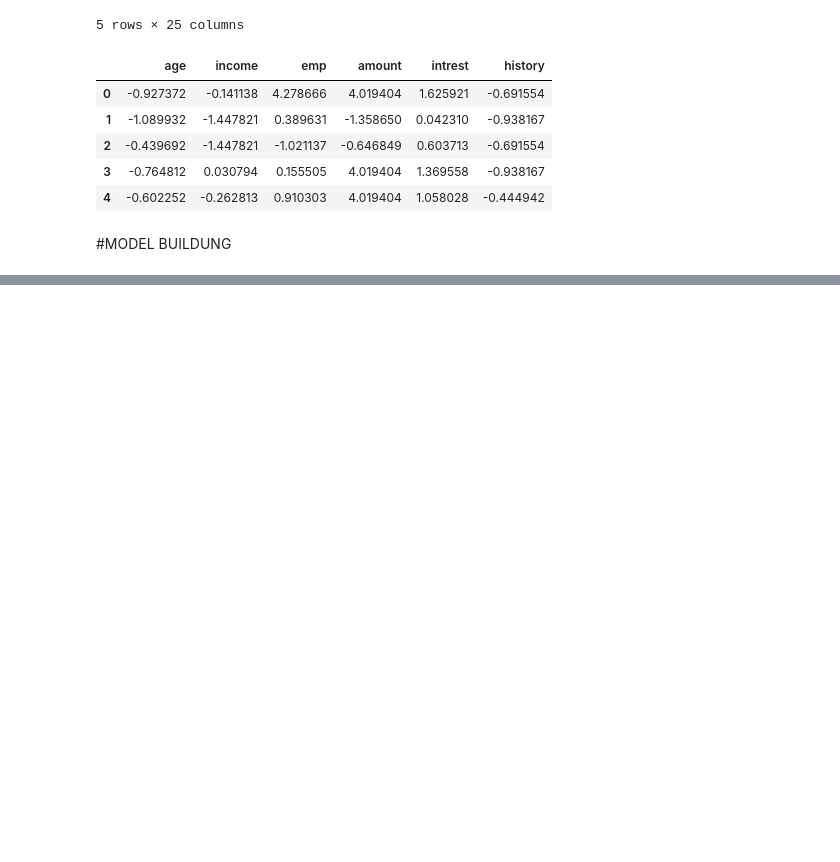
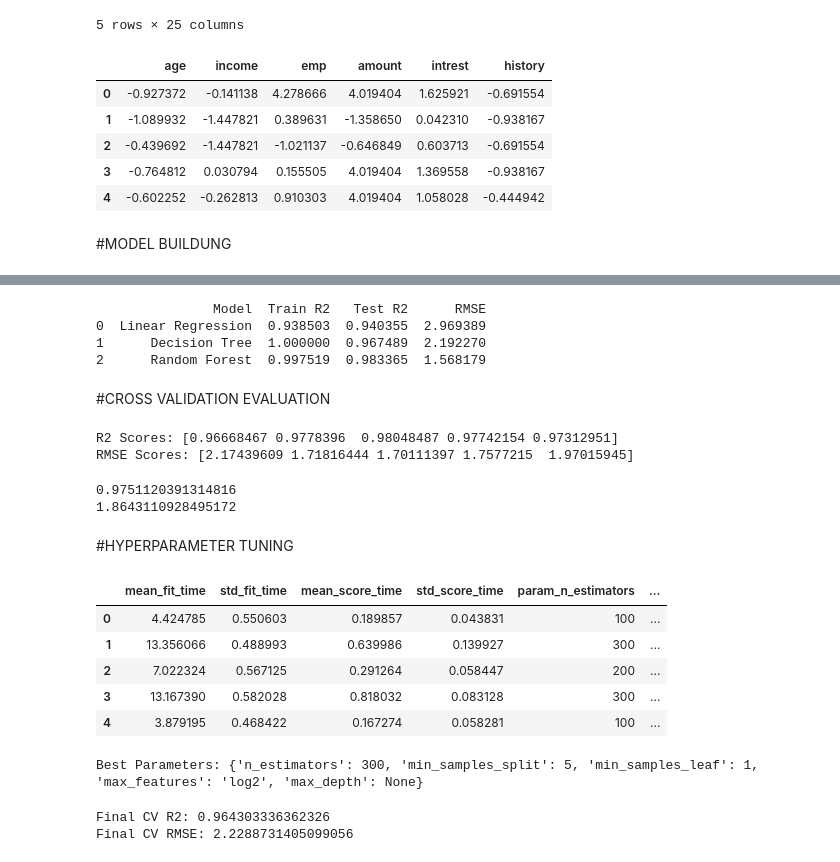
Before and after one commit to cpawar007/Loan-Risk-Analysis, a Jupyter notebook: Notebooks/06_machine_learning.ipynb, the cells around one changed output, grey strips where cells are left out. Saved outputs shown, nothing was run; the diff lists cells and outputs as text; code cells hidden in the pictures; blank space fills up the shorter version.

```diff
--- a/Notebooks/06_machine_learning.ipynb
+++ b/Notebooks/06_machine_learning.ipynb
@@ -214,0 +210,47 @@ y_pred = lr.predict(X_test)
+# %%
+models={"Linear Regression": LinearRegression(),"Decision Tree": DecisionTreeRegressor(),"Random Forest": RandomForestRegressor()}
+result =[]
+for name,model in models.items():
+  model.fit(X_train,y_train)
+  y_train_pred = model.predict(X_train)
+  y_pred=model.predict(X_test)
+
+  train_r2 = r2_score(y_train, y_train_pred)
+  test_r2 = r2_score(y_test, y_pred)
+  rmse = np.sqrt(mean_squared_error(y_test, y_pred))
+
+  result.append({
+        'Model': name,
+        'Train R2': train_r2,
+        'Test R2': test_r2,
+        'RMSE': rmse,
+    })
+
+import pandas as pd
+result_df = pd.DataFrame(result)
+print(result_df)
+# %% [output]
+               Model  Train R2   Test R2      RMSE
+0  Linear Regression  0.938503  0.940355  2.969389
+1      Decision Tree  1.000000  0.967489  2.192270
+2      Random Forest  0.997519  0.983365  1.568179
+# %% [markdown]
+#CROSS VALIDATION EVALUATION
+# %%
+from sklearn.model_selection import cross_val_score
+r2=cross_val_score(RandomForestRegressor(),X,y,cv=5,scoring='r2')
+mse = cross_val_score(RandomForestRegressor(), X, y, cv=5, scoring='neg_mean_squared_error')
+rmse = np.sqrt(-mse)
+print("R2 Scores:", r2)
+print("RMSE Scores:", rmse)
+# %% [output]
+R2 Scores: [0.96668467 0.9778396  0.98048487 0.97742154 0.97312951]
+RMSE Scores: [2.17439609 1.71816444 1.70111397 1.7577215  1.97015945]
+# %%
+print(r2.mean())
+print(rmse.mean())
+# %% [output]
+0.9751120391314816
+1.8643110928495172
+# %% [markdown]
+#HYPERPARAMETER TUNING
@@ -215 +270,23 @@ y_pred = lr.predict(X_test)
+# %%
+results.head()
+# %% [output]
+|  | mean_fit_time | std_fit_time | mean_score_time | std_score_time | param_n_estimators | ... |
+| 0 | 4.424785 | 0.550603 | 0.189857 | 0.043831 | 100 | ... |
+| 1 | 13.356066 | 0.488993 | 0.639986 | 0.139927 | 300 | ... |
+| 2 | 7.022324 | 0.567125 | 0.291264 | 0.058447 | 200 | ... |
+| 3 | 13.167390 | 0.582028 | 0.818032 | 0.083128 | 300 | ... |
+| 4 | 3.879195 | 0.468422 | 0.167274 | 0.058281 | 100 | ... |
+# %%
+print("Best Parameters:", random_search.best_params_)
+# %% [output]
+Best Parameters: {'n_estimators': 300, 'min_samples_split': 5, 'min_samples_leaf': 1, 'max_features': 'log2', 'max_depth': None}
+# %%
+best_model_r2= cross_val_score(best_model, X, y, cv=5, scoring='r2')
+best_model_mse = cross_val_score(best_model, X, y, cv=5, scoring='neg_mean_squared_error')
+
+print("Final CV R2:", best_model_r2.mean())
+print("Final CV RMSE:", np.sqrt(-best_model_mse).mean())
+# %% [output]
+Final CV R2: 0.964303336362326
+Final CV RMSE: 2.2288731405099056
 # %%
```
Also changed, not shown: parts of 21 cells of this notebook.
